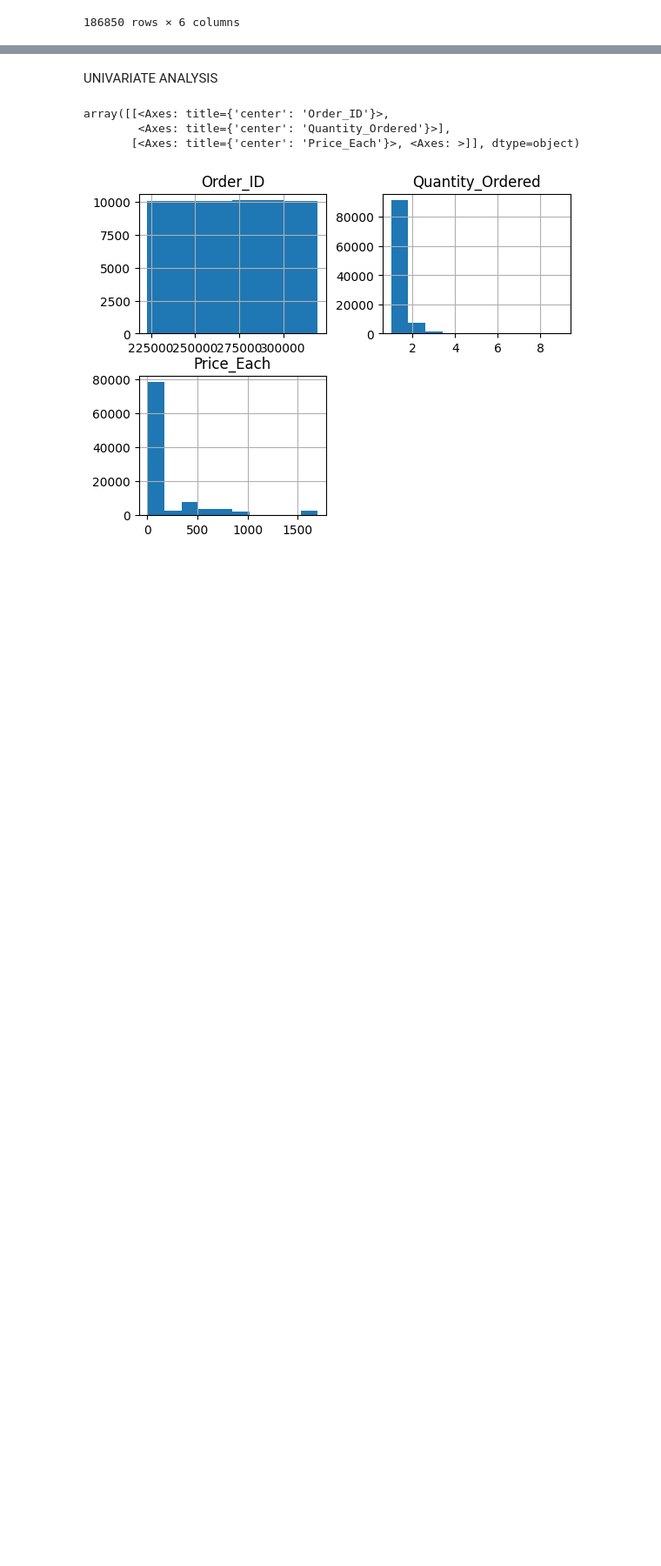
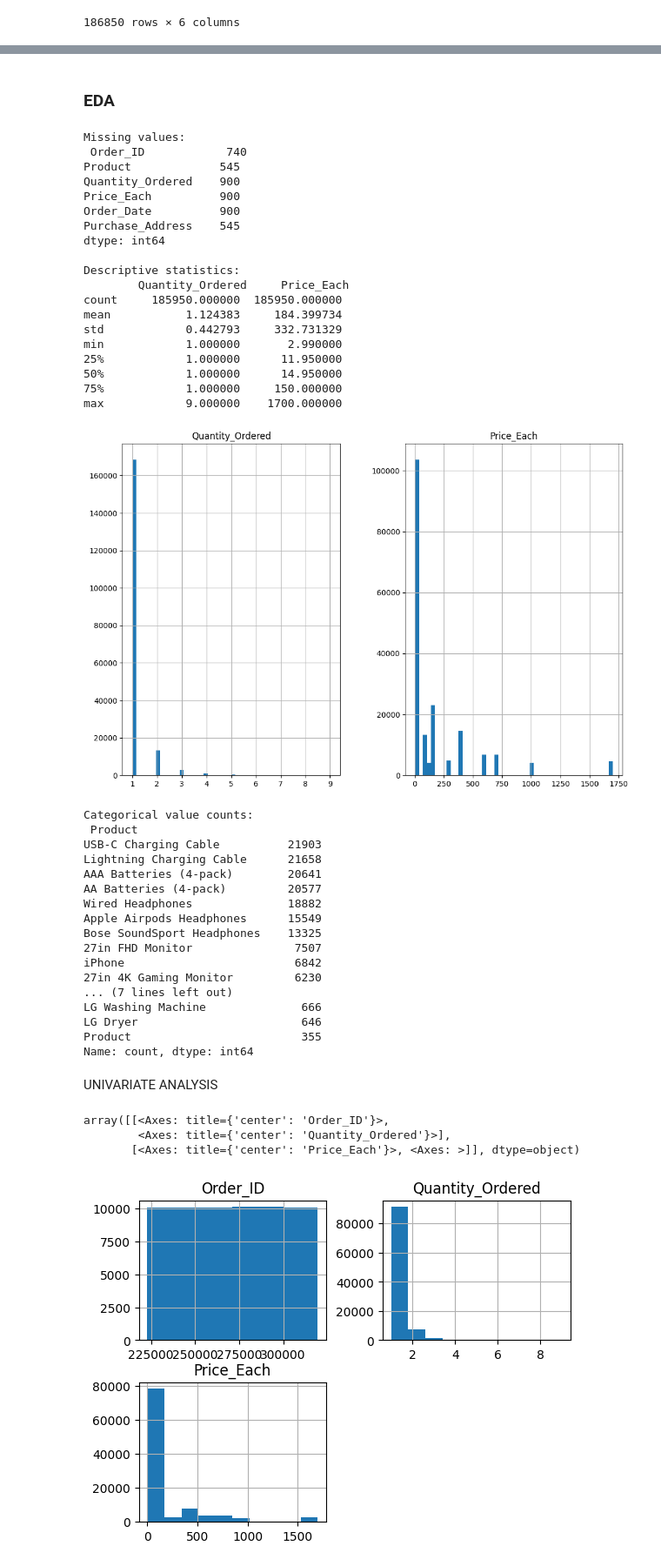
Before and after one commit to rmaritim/PRODIGY-DS-01, a Jupyter notebook: main.ipynb, the cells around one changed output, grey strips where cells are left out. Shown at 87% size. Drawn from its saved outputs; the diff is of its cells as text; code cells hidden in the pictures; blank space fills up the shorter version.

```diff
--- a/main.ipynb
+++ b/main.ipynb
@@ -266,3 +242,60 @@ import seaborn as sns
+# %% [markdown]
+### EDA
+# %%
+
+# Load the combined dataset
+combined_df
+
+# 1. Check for Missing Values
+print("Missing values:\n", combined_df.isnull().sum())
+
+# 2. Descriptive Statistics
+print("\nDescriptive statistics:\n", combined_df.describe())
+
+# 3. Data Distribution for Numerical Columns
+combined_df.hist(bins=50, figsize=(12, 8))
+plt.show()
+
+# 4. Categorical Variable Analysis
+print("\nCategorical value counts:\n", combined_df['Product'].value_counts())
+# %% [output]
+Missing values:
+ Order_ID            740
+Product             545
+Quantity_Ordered    900
+Price_Each          900
+Order_Date          900
+Purchase_Address    545
+dtype: int64
+
+Descriptive statistics:
+        Quantity_Ordered     Price_Each
+count     185950.000000  185950.000000
+mean           1.124383     184.399734
+std            0.442793     332.731329
+min            1.000000       2.990000
+25%            1.000000      11.950000
+50%            1.000000      14.950000
+75%            1.000000     150.000000
+max            9.000000    1700.000000
+[figure, added]
+Categorical value counts:
+ Product
+USB-C Charging Cable          21903
+Lightning Charging Cable      21658
+AAA Batteries (4-pack)        20641
+AA Batteries (4-pack)         20577
+Wired Headphones              18882
+Apple Airpods Headphones      15549
+Bose SoundSport Headphones    13325
+27in FHD Monitor               7507
+iPhone                         6842
+27in 4K Gaming Monitor         6230
+... (7 lines left out)
+LG Washing Machine              666
+LG Dryer                        646
+Product                         355
+Name: count, dtype: int64
 # %% [markdown]
 UNIVARIATE ANALYSIS
 # %%
```
Also changed, not shown: parts of 4 cells of this notebook.
